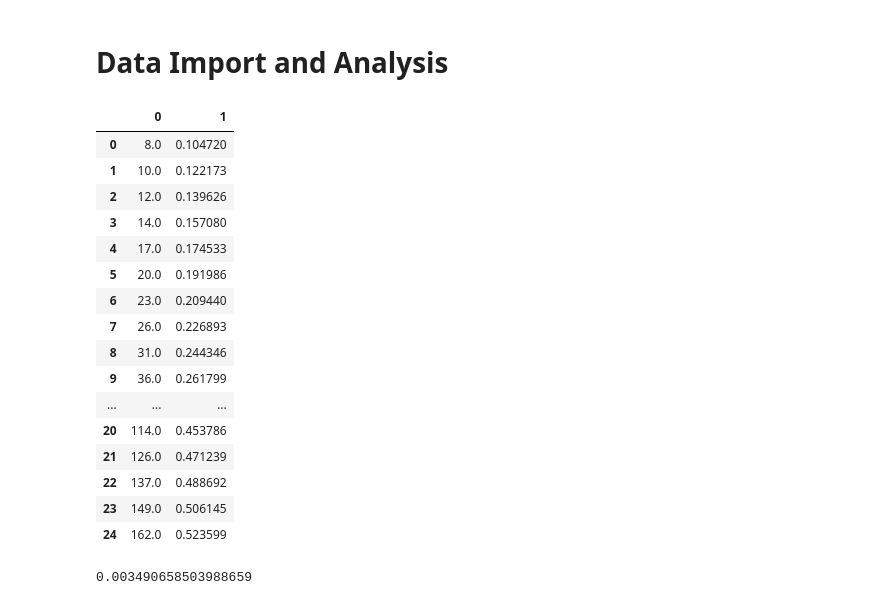
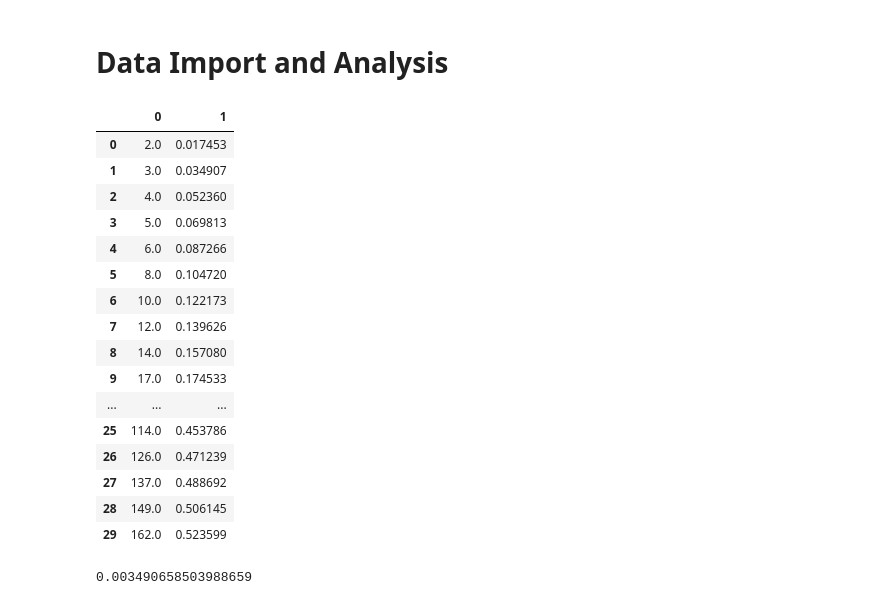
Before and after one commit to diodeamy/Waves-And-Optics, a Jupyter notebook: Refraction-Index.ipynb, the cells around one changed output. Cells and saved outputs as stored; diff of their text form; code cells hidden in the pictures.

```diff
--- a/Refraction-Index.ipynb
+++ b/Refraction-Index.ipynb
@@ -110,25 +110,25 @@ runB3 = del_points(runB3_init)
 runW1 = del_points(runW1_init)
 runW2 = del_points(runW2_init)
 # %%
-pd.DataFrame(runB1)
+pd.DataFrame(runB1_init)
 # %% [output]
 |  | 0 | 1 |
-| 0 | 8.0 | 0.104720 |
-| 1 | 10.0 | 0.122173 |
-| 2 | 12.0 | 0.139626 |
-| 3 | 14.0 | 0.157080 |
-| 4 | 17.0 | 0.174533 |
-| 5 | 20.0 | 0.191986 |
-| 6 | 23.0 | 0.209440 |
-| 7 | 26.0 | 0.226893 |
-| 8 | 31.0 | 0.244346 |
-| 9 | 36.0 | 0.261799 |
+| 0 | 2.0 | 0.017453 |
+| 1 | 3.0 | 0.034907 |
+| 2 | 4.0 | 0.052360 |
+| 3 | 5.0 | 0.069813 |
+| 4 | 6.0 | 0.087266 |
+| 5 | 8.0 | 0.104720 |
+| 6 | 10.0 | 0.122173 |
+| 7 | 12.0 | 0.139626 |
+| 8 | 14.0 | 0.157080 |
+| 9 | 17.0 | 0.174533 |
 | ... | ... | ... |
-| 20 | 114.0 | 0.453786 |
-| 21 | 126.0 | 0.471239 |
-| 22 | 137.0 | 0.488692 |
-| 23 | 149.0 | 0.506145 |
-| 24 | 162.0 | 0.523599 |
+| 25 | 114.0 | 0.453786 |
+| 26 | 126.0 | 0.471239 |
+| 27 | 137.0 | 0.488692 |
+| 28 | 149.0 | 0.506145 |
+| 29 | 162.0 | 0.523599 |
 # %%
 (0.2)*(math.pi)/180
 # %% [output]
```
Also changed, not shown: parts of 15 cells of this notebook, 11 other files.
